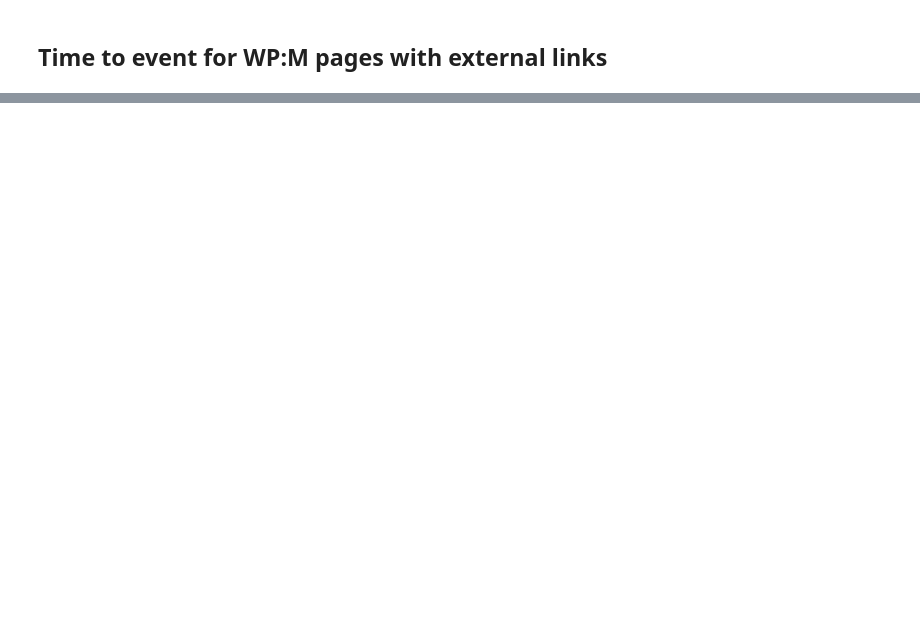
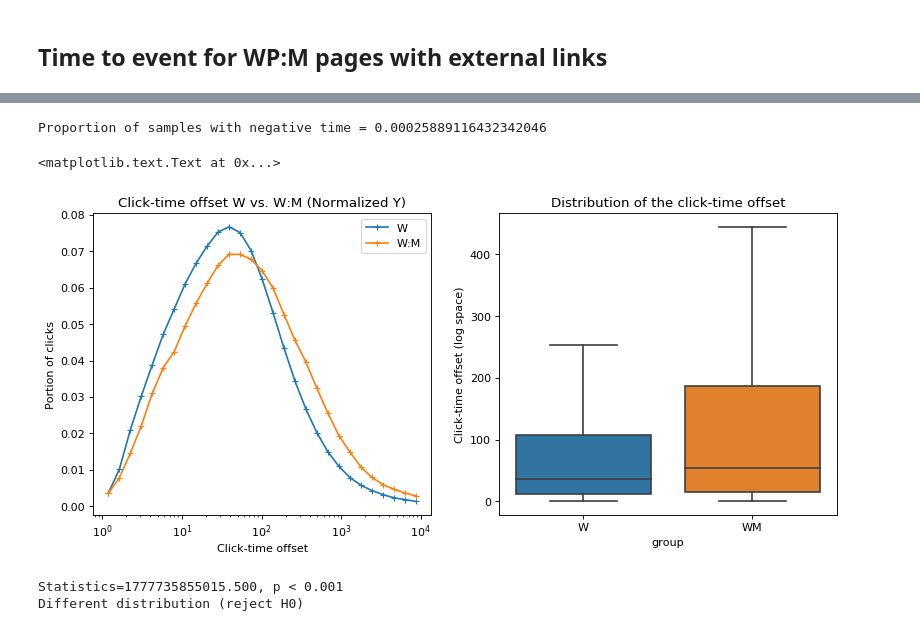
Before and after one commit to elifesciences-publications/wiki-citation-usage, a Jupyter notebook: notebooks/events--time-to-event.ipynb, the cells around one changed output, grey strips where cells are left out. Saved outputs shown, nothing was run; the diff lists cells and outputs as text; code cells hidden in the pictures; blank space fills up the shorter version.

```diff
--- a/notebooks/events--time-to-event.ipynb
+++ b/notebooks/events--time-to-event.ipynb
@@ -75,0 +118,16 @@ spark.sql(
+# %%
+# fix data collection errors
+error_rate = len(all_event_time[all_event_time.event_offset_time<=0])/len(all_event_time)
+print("Proportion of samples with negative time = {}".format(error_rate))
+# %% [output]
+Proportion of samples with negative time = 0.00025889116432342046
+# %%
+w_click_time_offset = w_click_time_offset[w_click_time_offset.event_offset_time > 0]
+wpm_click_time_offset = wpm_click_time_offset[wpm_click_time_offset.event_offset_time > 0]
+# %%
+w_click_time_offset['group'] = "W"
+wpm_click_time_offset['group'] = "WM"
+w_click_time_offset['event_offset_time_seconds'] = w_click_time_offset["event_offset_time"]/1000
+wpm_click_time_offset['event_offset_time_seconds'] = wpm_click_time_offset["event_offset_time"]/1000
+
+all_event_time = w_click_time_offset.append(wpm_click_time_offset)
@@ -75,0 +137,56 @@ spark.sql(
+# %%
+from scipy.stats import binned_statistic
+
+
+def get_normalized_hist(bins, data):
+    total_elements = len(data)
+    groups = binned_statistic(data, data, bins = bins, statistic = lambda r: len(r) / total_elements)
+    bin_centers = pd.Series(groups.bin_edges).rolling(2, 2).mean().dropna()
+    return bin_centers, groups.statistic
+
+bins = np.logspace(0, 4, 30, base=10)
+
+w_distribution = get_normalized_hist(bins, w_click_time_offset.event_offset_time_seconds)
+wm_distribution = get_normalized_hist(bins, wpm_click_time_offset.event_offset_time_seconds)
+
+figure(num=None, figsize=(12, 5), dpi=80, facecolor='w', edgecolor='k')
+plt.subplot(121)
+
+
+ax = plt.plot(w_distribution[0], w_distribution[1], marker='+', label="W")
+ax = plt.plot(wm_distribution[0], wm_distribution[1], marker='+', label="W:M")
+
+plt.gca().legend(loc="upper right")
+plt.gca().set_xscale("log", nonposx='clip')
+
+
+plt.title("Click-time offset W vs. W:M (Normalized Y)")
+plt.xlabel("Click-time offset")
+plt.ylabel("Portion of clicks")
+
+plt.subplot(122)
+
+sns.boxplot(x="group", y="event_offset_time_seconds", data=all_event_time, showfliers=False)
+plt.ylabel("Click-time offset (log space)")
+plt.title("Distribution of the click-time offset")
+# %% [output]
+<matplotlib.text.Text at 0x...>
+[figure, added]
+# %%
+from scipy.stats import mannwhitneyu
+
+# compare samples
+stat, p = mannwhitneyu(w_click_time_offset.event_offset_time_seconds, wpm_click_time_offset.event_offset_time_seconds)
+alpha = 0.001
+if p < alpha:
+    print('Statistics=%.3f, p < %.3f' % (stat, alpha))
+else:
+    print('Statistics=%.3f, p = %.3f' % (stat, p))
+# interpret
+if p > alpha:
+    print('Same distribution (fail to reject H0)')
+else:
+    print('Different distribution (reject H0)')
+# %% [output]
+Statistics=1777735855015.500, p < 0.001
+Different distribution (reject H0)
```
Also changed, not shown: parts of 6 cells of this notebook, 3 other files.
